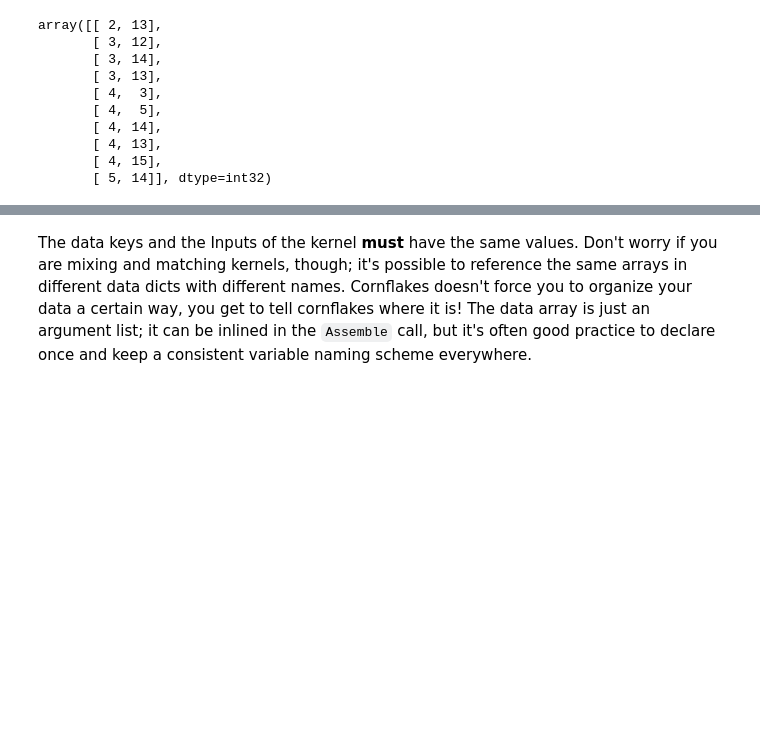
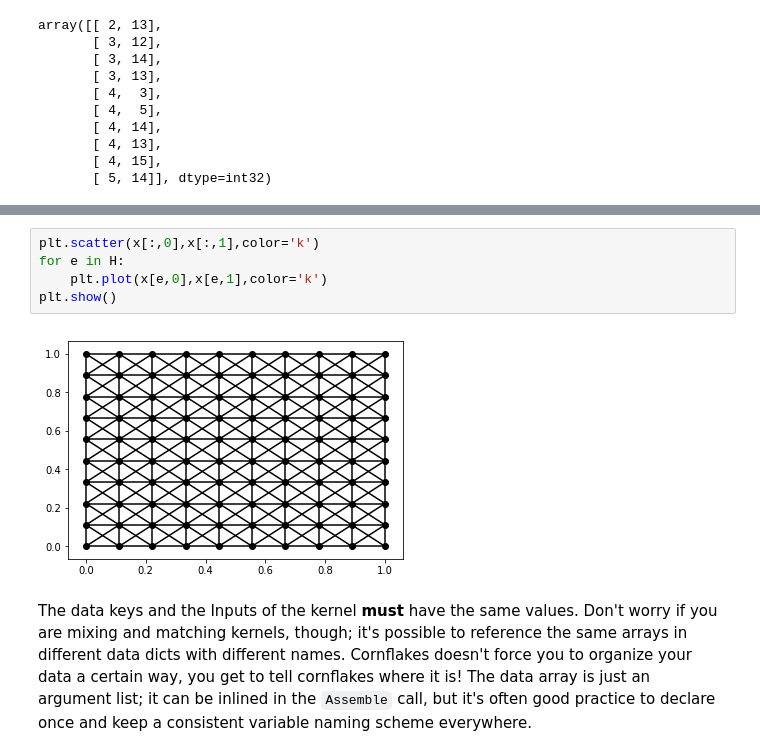
Before and after one commit to afqueiruga/cornflakes, a Jupyter notebook: examples/spring_example.ipynb, the cells around one changed output, grey strips where cells are left out. Cells and saved outputs as stored; diff of their text form; blank space fills up the shorter version.

```diff
--- a/examples/spring_example.ipynb
+++ b/examples/spring_example.ipynb
@@ -200,3 +224,10 @@ array([[ 2, 13],
+# %%
+plt.scatter(x[:,0],x[:,1],color='k')
+for e in H:
+    plt.plot(x[e,0],x[e,1],color='k')
+plt.show()
+# %% [output]
+[figure, added]
 # %% [markdown]
 The data keys and the Inputs of the kernel **must** have the same values. Don't worry if you are mixing and matching kernels, though; it's possible to reference the same arrays in different data dicts with different names. Cornflakes doesn't force you to organize your data a certain way, you get to tell cornflakes where it is! The data array is just an argument list; it can be inlined in the `Assemble` call, but it's often good practice to declare once and keep a consistent variable naming scheme everywhere.
 # %%
```
Also changed, not shown: parts of 21 cells of this notebook.
